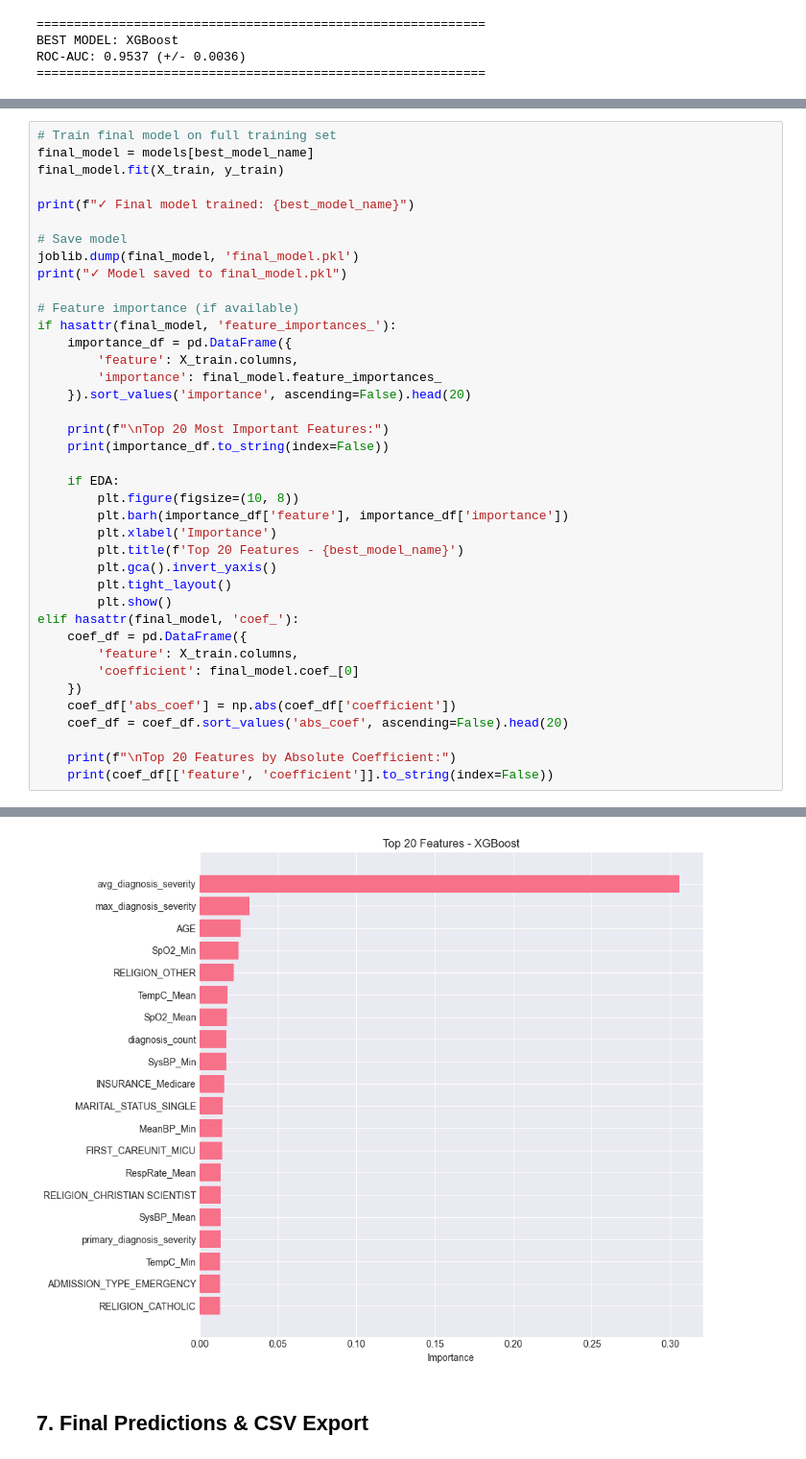
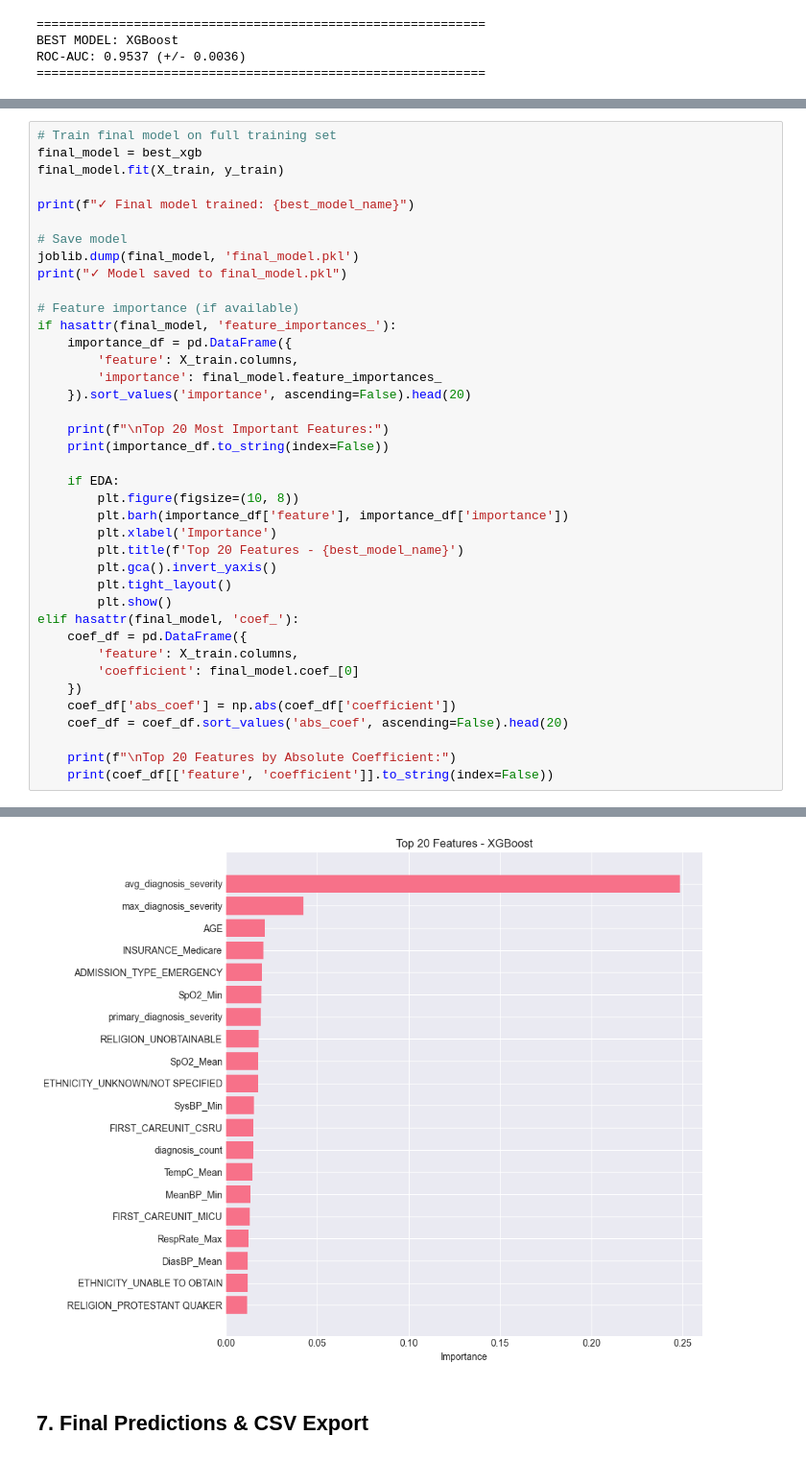
Before and after one commit to majoargote/ml_final_project, a Jupyter notebook: Argote_Mariajose_CML_2025.ipynb, the cells around one changed output, grey strips where cells are left out. Shown: that part at 96% size. Saved outputs shown, nothing was run; the diff lists cells and outputs as text.

Commit message:
final model and csv

```diff
--- a/Argote_Mariajose_CML_2025.ipynb
+++ b/Argote_Mariajose_CML_2025.ipynb
@@ -920,6 +994,6 @@ ROC-AUC: 0.9537 (+/- 0.0036)
 # %%
 # Train final model on full training set
-final_model = models[best_model_name]
+final_model = best_xgb
 final_model.fit(X_train, y_train)
 
 print(f"✓ Final model trained: {best_model_name}")
@@ -977,4 +1051,4 @@ Top 20 Most Important Features:
-[figure, old version]
+[figure, new version]
 # %% [markdown]
 ## 7. Final Predictions & CSV Export
 # %% [markdown]
```
Also changed, not shown: parts of 12 cells of this notebook, 24 other files.
